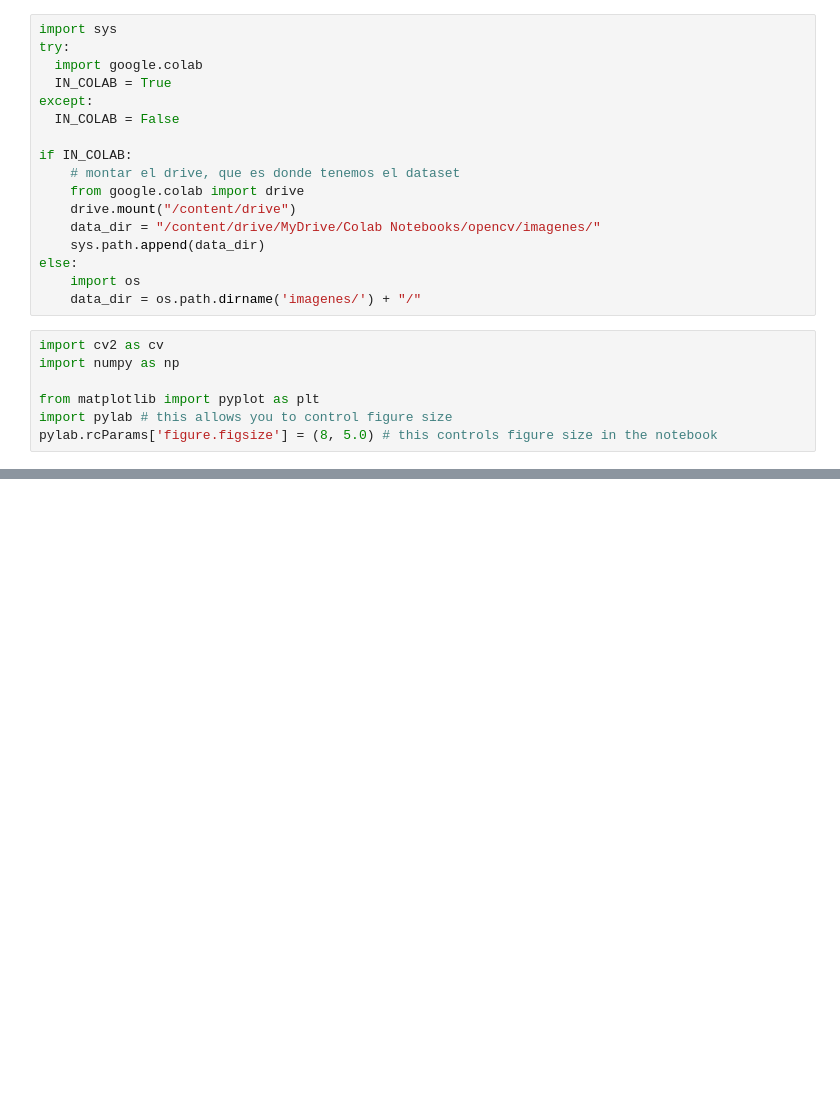
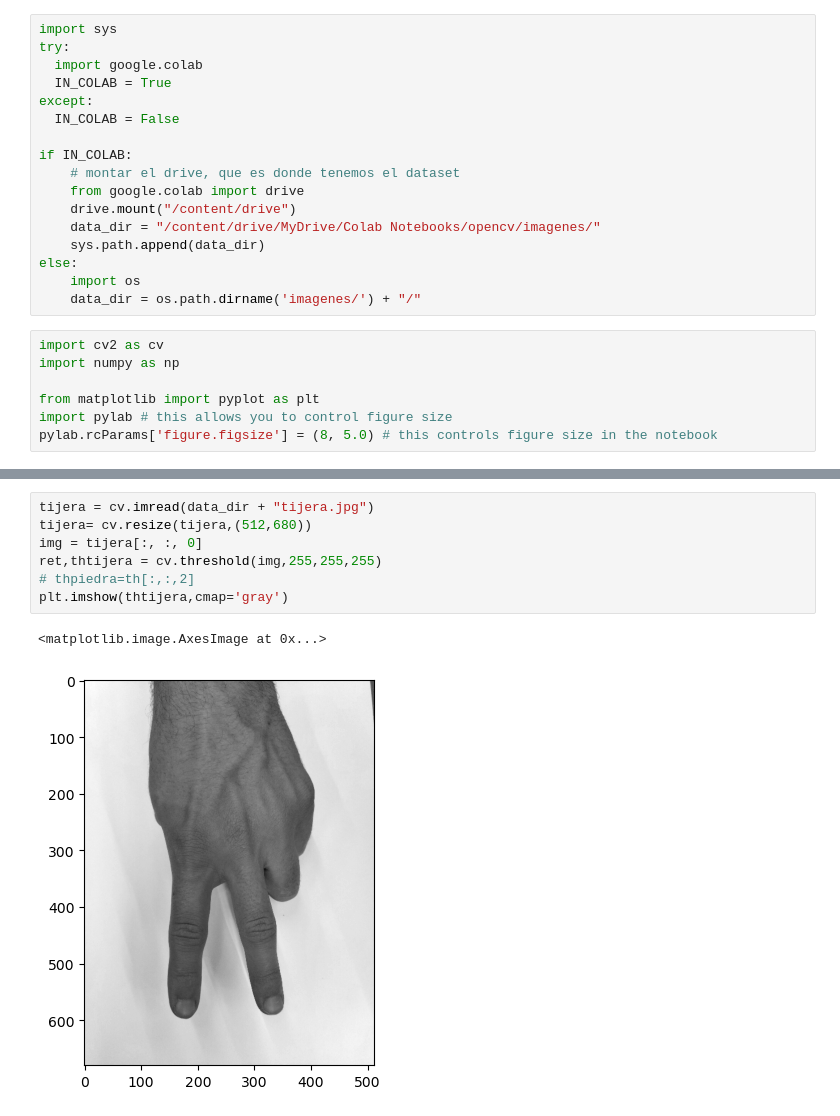
Before and after one commit to daferre01/BIGDATA-IA, a Jupyter notebook: IA/PROGRAMACION_DE_IA/Espacios_de_Color/piedrapapeltijera.ipynb, the cells around one changed output, grey strips where cells are left out. Saved outputs shown, nothing was run; the diff lists cells and outputs as text; blank space fills up the shorter version.

```diff
--- a/IA/PROGRAMACION_DE_IA/Espacios_de_Color/piedrapapeltijera.ipynb
+++ b/IA/PROGRAMACION_DE_IA/Espacios_de_Color/piedrapapeltijera.ipynb
@@ -31,0 +46,10 @@ error: OpenCV(4.9.0) D:\a\opencv-python\opencv-python\opencv\modules\imgproc\src
+# %%
+tijera = cv.imread(data_dir + "tijera.jpg")
+tijera= cv.resize(tijera,(512,680))
+img = tijera[:, :, 0]
+ret,thtijera = cv.threshold(img,255,255,255)
+# thpiedra=th[:,:,2]
+plt.imshow(thtijera,cmap='gray')
+# %% [output]
+<matplotlib.image.AxesImage at 0x...>
+[figure, added]
```
Also changed, not shown: parts of 10 cells of this notebook.
